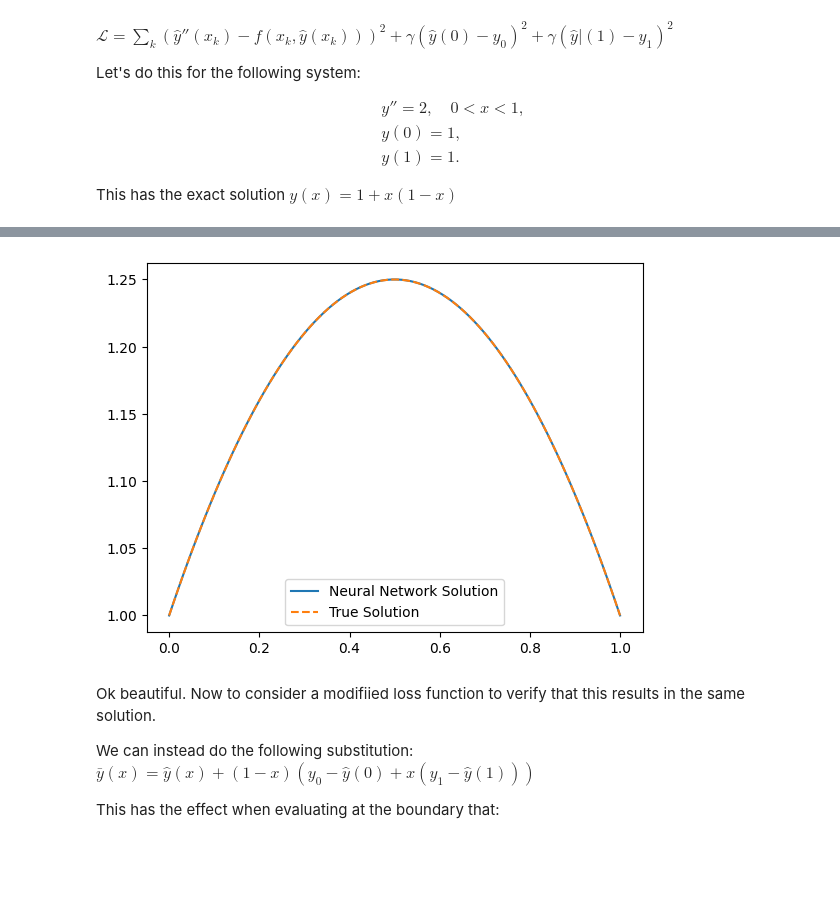
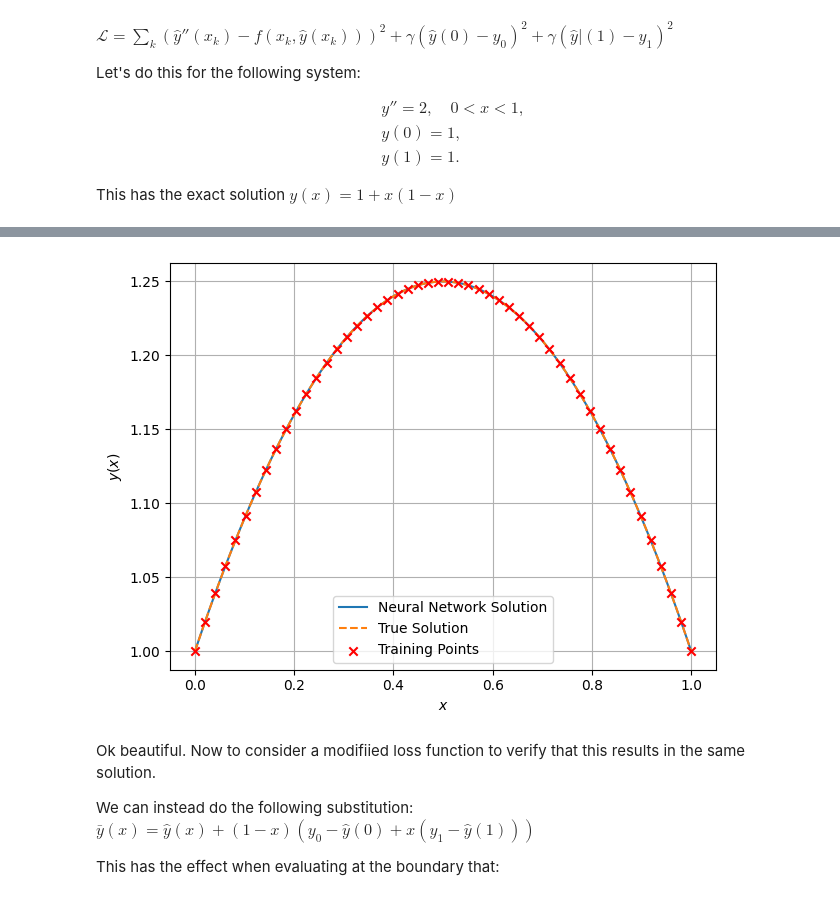
Before and after one commit to intimantripp/NeuralNetworksforPDEs, a Jupyter notebook: 2_ode_solving.ipynb, the cells around one changed output, grey strips where cells are left out. Drawn from its saved outputs; the diff is of its cells as text; code cells hidden in the pictures; blank space fills up the shorter version.

```diff
--- a/2_ode_solving.ipynb
+++ b/2_ode_solving.ipynb
@@ -107,6 +107,13 @@ y_true = lambda x: 1 + x * (1-x)
 
 plt.plot(x_test.cpu().numpy(), y_pred, label="Neural Network Solution")
 plt.plot(x_test.cpu().numpy(), y_true(x_test.cpu().numpy()), "--", label="True Solution")
+plt.scatter(np.linspace(0, 1, 50), y_true(np.linspace(0, 1, 50)),
+            marker='x', color='red', label="Training Points", zorder=3)
 plt.legend()
+plt.xlabel("$x$")
+plt.ylabel("$y(x)$")
+plt.grid(True)
+plt.tight_layout()
+plt.savefig("report/graphics/prelim_nn_example.png", bbox_inches="tight")
 plt.show()
 # %% [output]
@@ -123,4 +130,4 @@ Epoch: 4500, Loss: 1.9664408682729118e-05
-[figure, old version]
+[figure, new version]
 # %% [markdown]
 Ok beautiful. Now to consider a modifiied loss function to verify that this results in the same solution.
 
```
Also changed, not shown: parts of 2 cells of this notebook, 18 other files.
